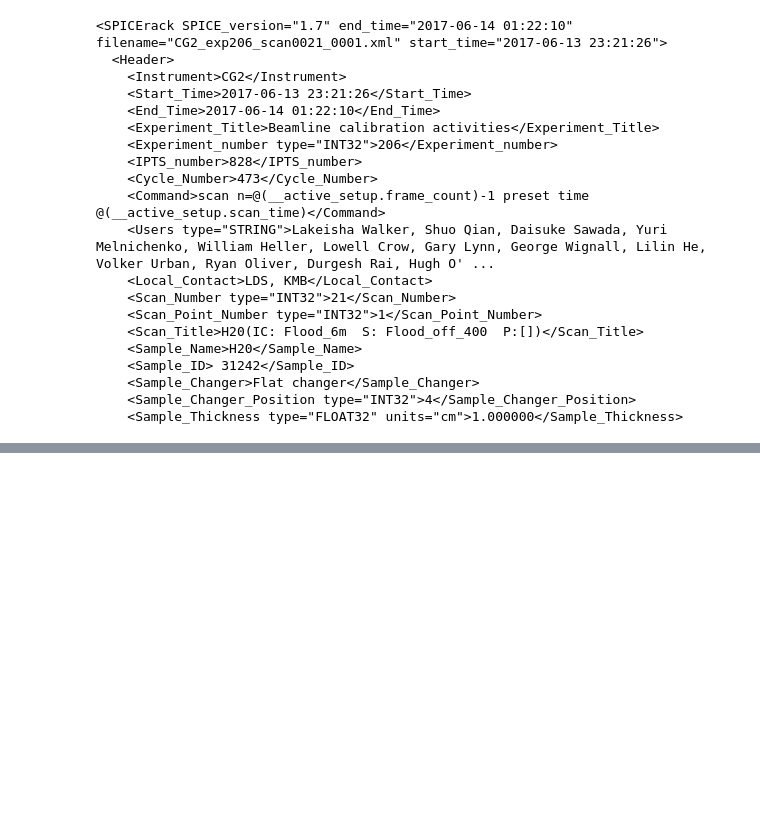
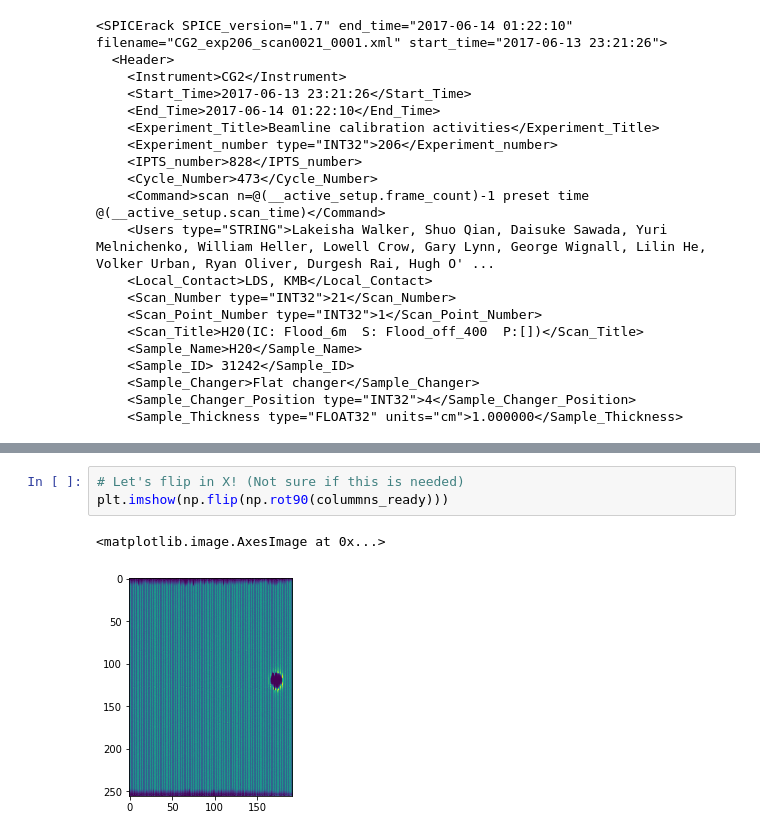
Before and after one commit to neutrons/IPythonNotebookTutorial, a Jupyter notebook: notebooks/2.0 - Introduction to File Manipulation.ipynb, the cells around one changed output, grey strips where cells are left out. Cells and saved outputs as stored; diff of their text form; blank space fills up the shorter version.

```diff
--- a/notebooks/2.0 - Introduction to File Manipulation.ipynb
+++ b/notebooks/2.0 - Introduction to File Manipulation.ipynb
@@ -588,0 +673,6 @@ fh.close()
+# %%
+# Let's flip in X! (Not sure if this is needed)
+plt.imshow(np.flip(np.rot90(colummns_ready)))
+# %% [output]
+<matplotlib.image.AxesImage at 0x...>
+[figure, added]
```
Also changed, not shown: parts of 22 cells of this notebook.
